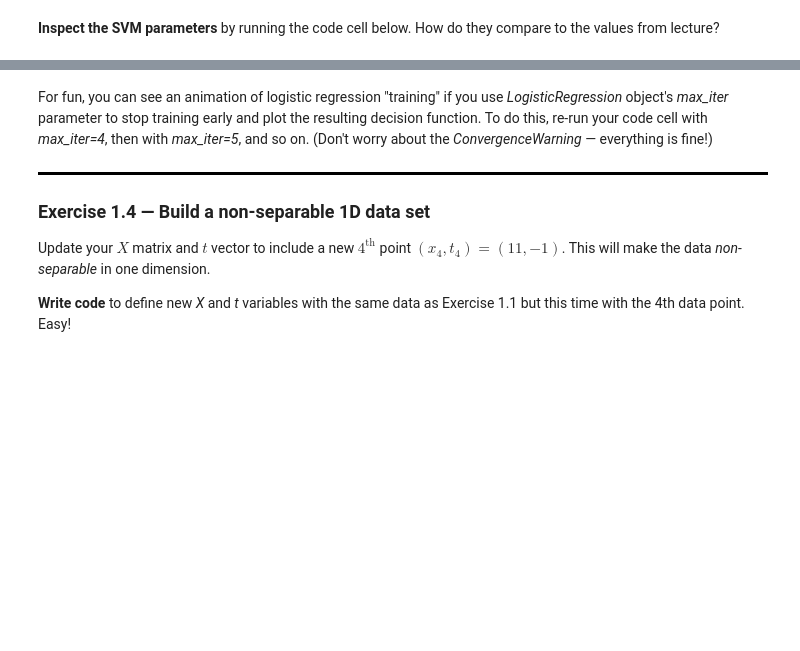
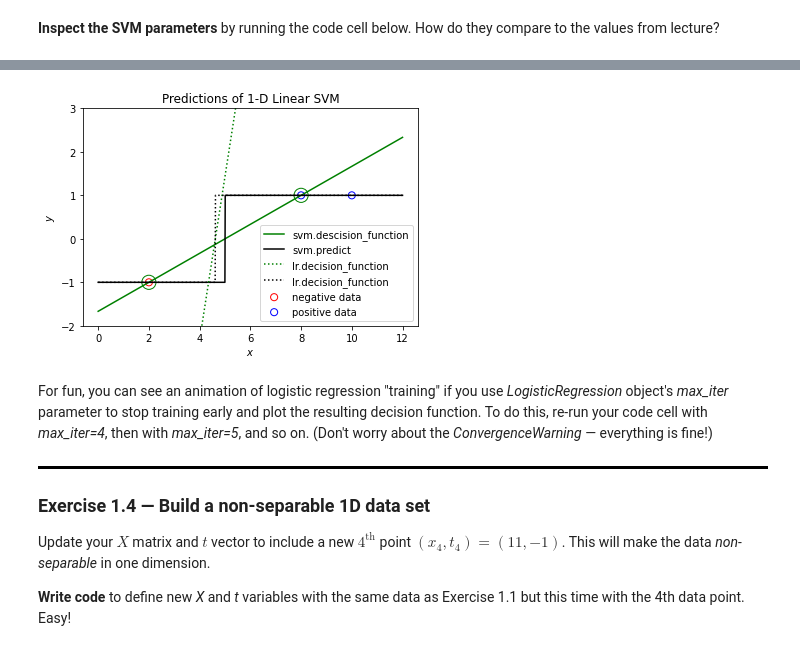
Before and after one commit to m-triassi/ml-exercises, a Jupyter notebook: Lab 4/lab4-exercises.ipynb, the cells around one changed output, grey strips where cells are left out. Drawn from its saved outputs; the diff is of its cells as text; code cells hidden in the pictures; blank space fills up the shorter version.

```diff
--- a/Lab 4/lab4-exercises.ipynb
+++ b/Lab 4/lab4-exercises.ipynb
@@ -137,3 +153,13 @@ Here you are asked to train a **[sklearn.linear_model.LogisticRegression](https:
+# %%
+lr = sklearn.linear_model.LogisticRegression(penalty='none').fit(X, t)
+
+plt.plot(linespace, svm.decision_function(linespace), label='svm.descision_function', c='green')
+plt.plot(linespace, svm.predict(linespace), label='svm.predict', c='black')
+plt.plot(linespace, lr.decision_function(linespace), label='lr.decision_function', c='green', linestyle=':')
+plt.plot(linespace, lr.predict(linespace), label='lr.decision_function', c='black', linestyle=':')
+plot_toy_1d_data(X, t, 'Predictions of 1-D Linear SVM', support=svm.support_)
+# %% [output]
+[figure, added]
 # %% [markdown]
 For fun, you can see an animation of logistic regression "training" if you use *LogisticRegression* object's *max_iter* parameter to stop training early and plot the resulting decision function. To do this, re-run your code cell with *max_iter=4*, then with *max_iter=5*, and so on. (Don't worry about the *ConvergenceWarning* &mdash; everything is fine!)
 # %% [markdown]
```
Also changed, not shown: parts of 23 cells of this notebook, 1 other file.
